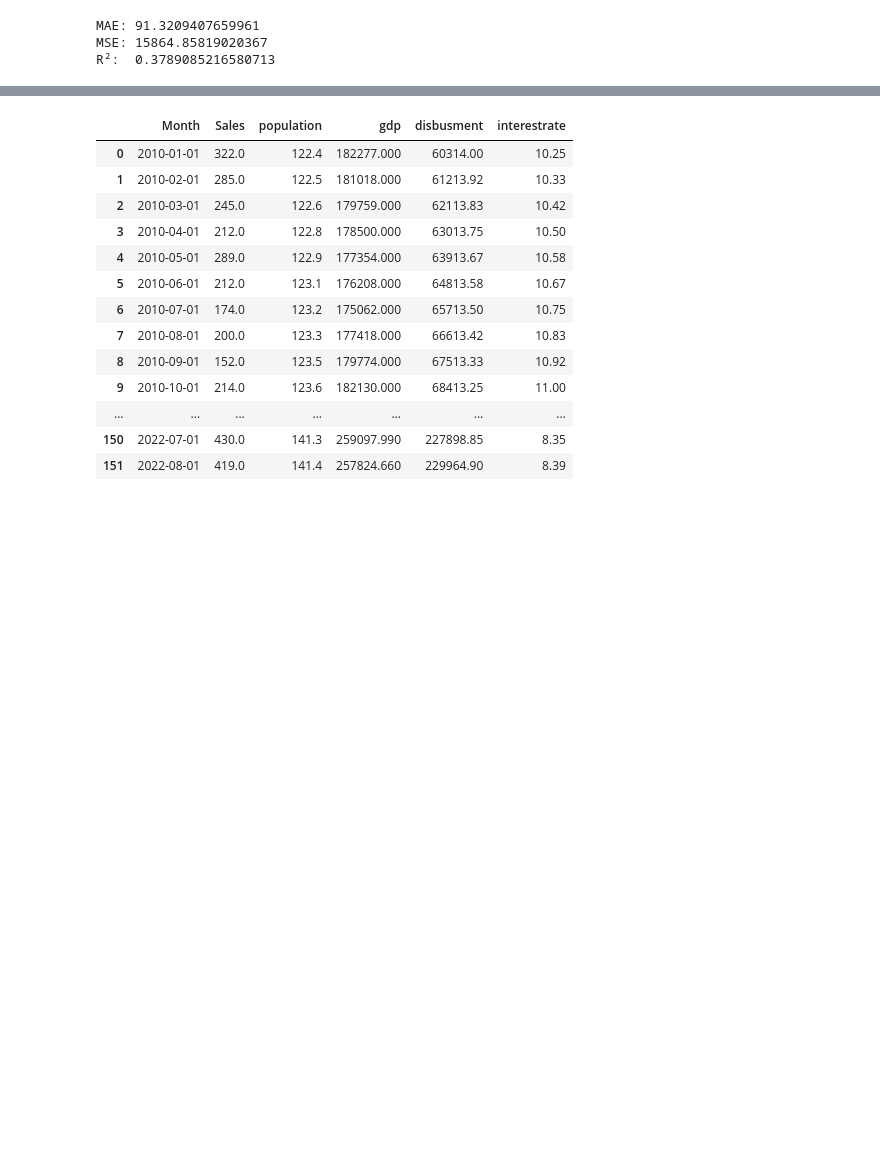
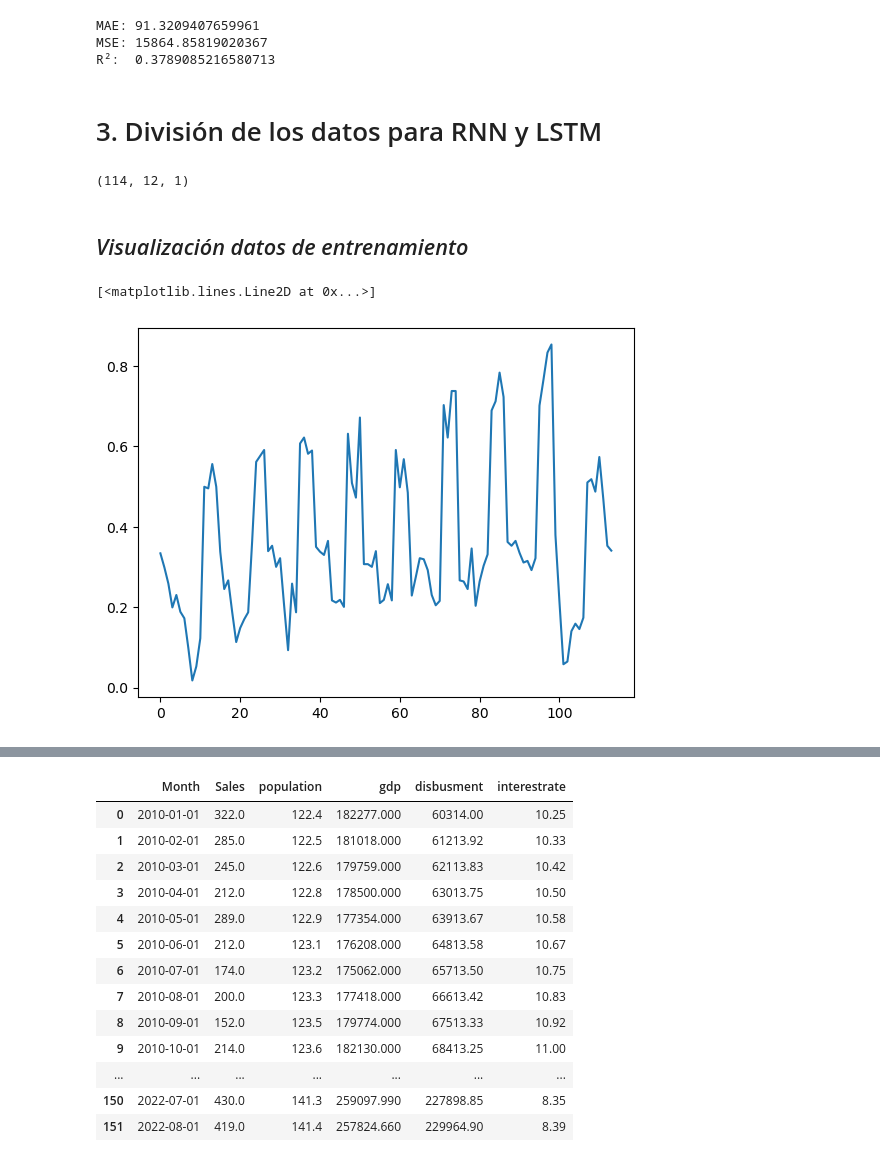
Before and after one commit to lfsotoc/cement_sales, a Jupyter notebook: notebook.ipynb, the cells around one changed output, grey strips where cells are left out. Cells and saved outputs as stored; diff of their text form; code cells hidden in the pictures; blank space fills up the shorter version.

```diff
--- a/notebook.ipynb
+++ b/notebook.ipynb
@@ -19,7 +19,8 @@ from tensorflow.keras.layers import LSTM, Dense, Dropout
 # %% [markdown]
 # Análisis Exploratorio de Datos
 # %%
-data = pd.read_csv(r'C:\Users\lfsoto\Documents\Aprendizaje de Maquinas\Proyecto Final\89cement data .csv')
+#data = pd.read_csv(r'C:\Users\lfsoto\Documents\Aprendizaje de Maquinas\Proyecto Final\89cement data .csv')
+data = pd.read_csv('89cement data .csv')
 data.head()
 # %% [output]
 |  | Month | Production | Sales | demand | population | gdp | disbusment | interestrate | Unnamed: 8 | ... |
@@ -369,3 +370,5 @@ print("R²: ", metrics.r2_score(y_test, y_pred_best))
 MAE: 91.3209407659961
 MSE: 15864.85819020367
 R²:  0.3789085216580713
+# %% [markdown]
+# 3. División de los datos para RNN y LSTM
@@ -371,0 +398,13 @@ R²:  0.3789085216580713
+# %%
+print(X_train.shape)
+# %% [output]
+(114, 12, 1)
+# %% [markdown]
+## *Visualización datos de entrenamiento*
+# %%
+#Datos de entrenamiento
+X_train_2D = X_train[:, -1, :]
+plt.plot(X_train_2D)
+# %% [output]
+[<matplotlib.lines.Line2D at 0x...>]
+[figure, added]
```
Also changed, not shown: parts of 14 cells of this notebook.
